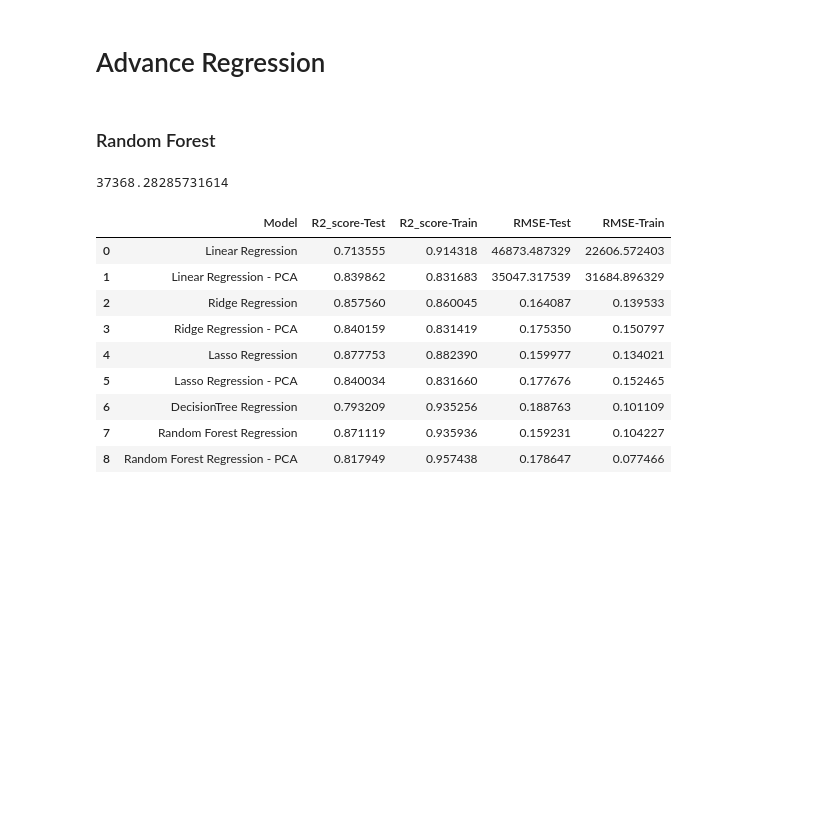
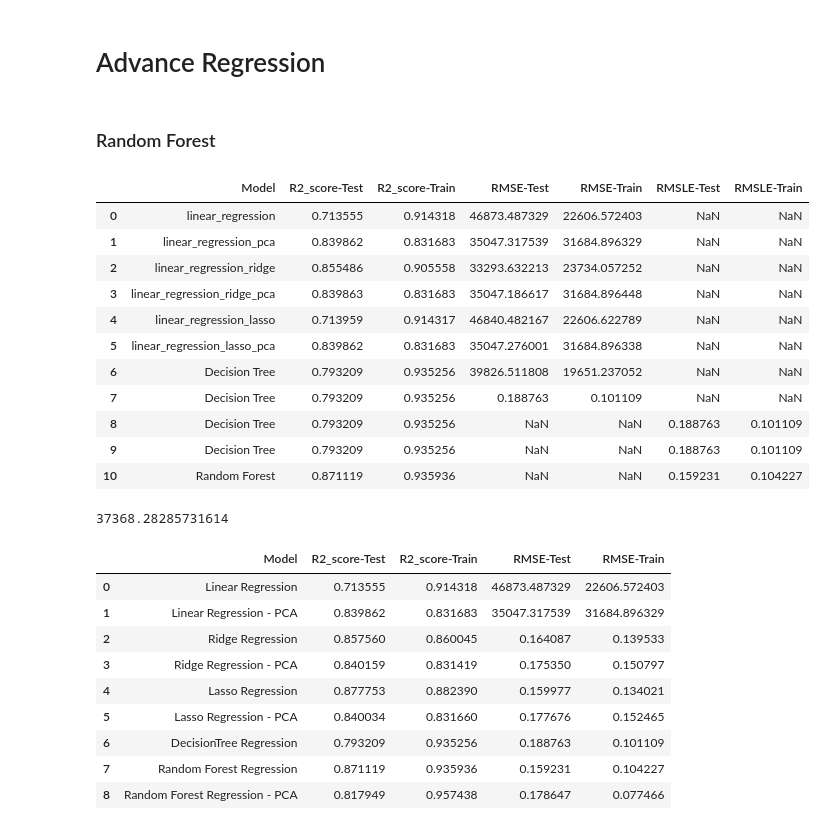
Before and after one commit to Sumanabec/DataScience-AI-ML-2025-Sumana, a Jupyter notebook: Assignment-08-Regression/house-price-prediction.ipynb, the cells around one changed output. Drawn from its saved outputs; the diff is of its cells as text; code cells hidden in the pictures; blank space fills up the shorter version.

Commit message:
Added Pipeline

```diff
--- a/Assignment-08-Regression/house-price-prediction.ipynb
+++ b/Assignment-08-Regression/house-price-prediction.ipynb
@@ -756,4 +691,77 @@ logger.info(high_imp_features.to_string())
 # Advance Regression
 # %% [markdown]
 ### Random Forest
+# %%
+from sklearn.ensemble import RandomForestRegressor
+
+
+categorical_onehot_transformer = Pipeline(
+    steps=[
+        ('imputer', SimpleImputer(strategy='constant', fill_value='NA')),
+        ("onehotencoder", OneHotEncoder(drop="first", handle_unknown='ignore', sparse_output=False))
+    ]
+)
+
+categorical_ordinal_transformer = Pipeline(
+    steps=[
+        ('imputer', SimpleImputer(strategy='constant', fill_value='NA')),
+        ("ordinal", OrdinalEncoder(handle_unknown='use_encoded_value', unknown_value=-1))
+    ]
+)
+
+preprocessor = ColumnTransformer(transformers=[
+    ('num', SimpleImputer(strategy='median'), num_cols),
+    ('cat_onehotencode', categorical_onehot_transformer, cat_onehotencode),
+    ('cat_ordinal', categorical_ordinal_transformer, cat_ordinal)
+])
+
+random_forest_regrssor = Pipeline(
+    steps=[
+        ("pre", preprocessor),
+        ("random_forest", RandomForestRegressor(n_estimators=500, max_depth=8, min_samples_split=20, random_state=42))
+    ]
+)
+
+model_pipelines = [("Random Forest ", decision_tree_regrssor)]
+
+try:
+    for name, pipe in model_pipelines:
+        pipe.fit(X_train, y_train)
+        y_test_pred = pipe.predict(X_test)
+        y_train_pred = pipe.predict(X_train)
+
+
+        r2_score_test = r2_score(y_test,y_test_pred)
+        r2_score_train = r2_score(y_train, y_train_pred)
+
+        rmse_test = root_mean_squared_log_error(y_test,y_test_pred)
+        rmse_train = root_mean_squared_log_error(y_train, y_train_pred)
+
+        r2_scores.append({
+                    "Model": name,
+                    "R2_score-Test": r2_score_test,
+                    "R2_score-Train": r2_score_train,
+                    "RMSLE-Test": rmse_test,
+                    "RMSLE-Train": rmse_train
+                    })
+
+except ValueError as err:
+    print(err)
+
+
+
+pd.DataFrame(r2_scores)
+# %% [output]
+|  | Model | R2_score-Test | R2_score-Train | RMSE-Test | RMSE-Train | RMSLE-Test | RMSLE-Train |
+| 0 | linear_regression | 0.713555 | 0.914318 | 46873.487329 | 22606.572403 | NaN | NaN |
+| 1 | linear_regression_pca | 0.839862 | 0.831683 | 35047.317539 | 31684.896329 | NaN | NaN |
+| 2 | linear_regression_ridge | 0.855486 | 0.905558 | 33293.632213 | 23734.057252 | NaN | NaN |
+| 3 | linear_regression_ridge_pca | 0.839863 | 0.831683 | 35047.186617 | 31684.896448 | NaN | NaN |
+| 4 | linear_regression_lasso | 0.713959 | 0.914317 | 46840.482167 | 22606.622789 | NaN | NaN |
+| 5 | linear_regression_lasso_pca | 0.839862 | 0.831683 | 35047.276001 | 31684.896338 | NaN | NaN |
+| 6 | Decision Tree | 0.793209 | 0.935256 | 39826.511808 | 19651.237052 | NaN | NaN |
+| 7 | Decision Tree | 0.793209 | 0.935256 | 0.188763 | 0.101109 | NaN | NaN |
+| 8 | Decision Tree | 0.793209 | 0.935256 | NaN | NaN | 0.188763 | 0.101109 |
+| 9 | Decision Tree | 0.793209 | 0.935256 | NaN | NaN | 0.188763 | 0.101109 |
+| 10 | Random Forest | 0.871119 | 0.935936 | NaN | NaN | 0.159231 | 0.104227 |
 # %%
```
Also changed, not shown: parts of 20 cells of this notebook.
